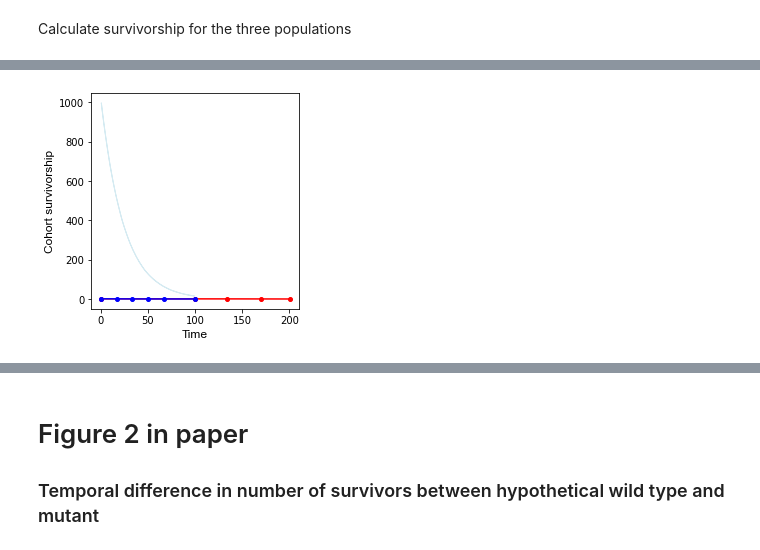
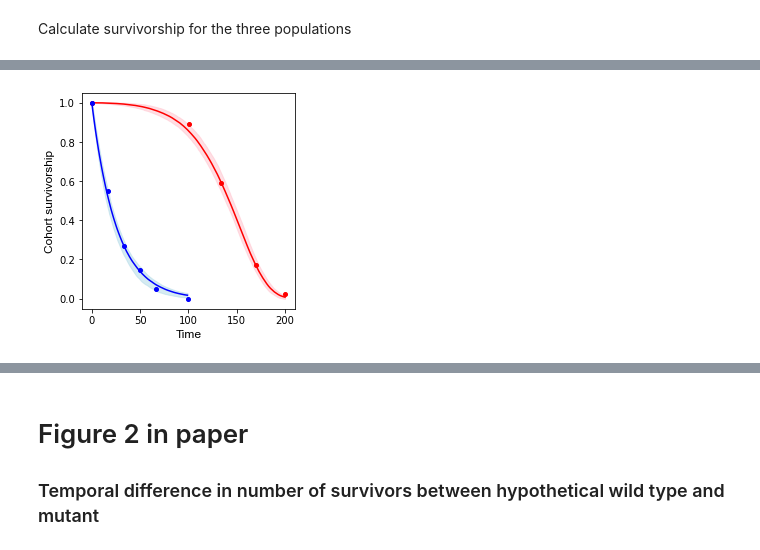
Before and after one commit to stifwo/advantageous-aging, a Jupyter notebook: RA_Frontinella_PNAS_26.03.21.ipynb, the cells around one changed output, grey strips where cells are left out. Cells and saved outputs as stored; diff of their text form; code cells hidden in the pictures.

```diff
--- a/RA_Frontinella_PNAS_26.03.21.ipynb
+++ b/RA_Frontinella_PNAS_26.03.21.ipynb
@@ -232,10 +223,10 @@ population = MUTANT_WILD
 hazard_rate_parameters["population"] = population
 t_max = 100
 
-mutant_wild_survivorship = run_simulation(number_of_repetitions, cohort_survivorship, minimum_population_threshold, hazard_rate_parameters, t_max)
+mutant_wild_survivorship = run_simulation(number_of_repetitions, cohort_survivorship, hazard_rate_parameters, t_max)
 # %%
 population = HYP_WILD_TYPE
 hazard_rate_parameters["population"] = population
 t_max = 100
 
-hypothetical_wild_type_survivorship = run_simulation(number_of_repetitions, cohort_survivorship, minimum_population_threshold, hazard_rate_parameters, t_max)
+hypothetical_wild_type_survivorship = run_simulation(number_of_repetitions, cohort_survivorship, hazard_rate_parameters, t_max)
@@ -246,4 +238,10 @@ np.mean([len(iteration) for iteration in mutant_wild_survivorship])
 # %%
-mean_mutant_captivity_survivorship = np.mean(mutant_captivity_survivorship, axis=0)
-mean_mutant_wild_survivorship = np.mean(mutant_wild_survivorship, axis=0)
-mean_hyp_wild_type_survivorship = np.mean(hypothetical_wild_type_survivorship, axis=0)
+# Normalized mean and std
+mean_mutant_captivity_survivorship = np.mean(mutant_captivity_survivorship, axis=0) * (1 / number_of_individuals)
+std_mutant_captivity_survivorship = np.std(mutant_captivity_survivorship * (1 / number_of_individuals), axis=0)
+
+mean_mutant_wild_survivorship = np.mean(mutant_wild_survivorship, axis=0) * (1 / number_of_individuals)
+std_mutant_wild_survivorship = np.std(mutant_wild_survivorship * (1 / number_of_individuals), axis=0)
+
+mean_hyp_wild_type_survivorship = np.mean(hypothetical_wild_type_survivorship, axis=0) * (1 / number_of_individuals)
+std_hyp_wild_type_survivorship = np.std(hypothetical_wild_type_survivorship * (1 / number_of_individuals), axis=0)
@@ -278,9 +247,0 @@ array([1.     , 0.96094, 0.9245 , 0.8884 , 0.8544 , 0.82209, 0.79071,
-# %%
-mean_mutant_captivity_survivorship = mean_mutant_captivity_survivorship * (1 / number_of_individuals)
-std_mutant_captivity_survivorship = np.std(mutant_captivity_survivorship * (1 / number_of_individuals), axis=0)
-
-mean_mutant_wild_survivorship = mean_mutant_wild_survivorship * (1 / number_of_individuals)
-std_mutant_wild_survivorship = np.std(mutant_wild_survivorship * (1 / number_of_individuals), axis=0)
-
-mean_hyp_wild_type_survivorship = mean_hyp_wild_type_survivorship * (1 / number_of_individuals)
-std_hyp_wild_type_survivorship = np.std(hypothetical_wild_type_survivorship * (1 / number_of_individuals), axis=0)
@@ -287,6 +250,6 @@ std_hyp_wild_type_survivorship = np.std(hypothetical_wild_type_survivorship * (1
 # %%
 # Plotting
-Tmax_C = 201
+Tmax_C = 201 # Obs!
 Tmax_W = 100
 Tmax_WT = 100
 
@@ -305,8 +268,8 @@ ax.fill_between(range(Tmax_C),
 
 ax.plot(C2, mean_mutant_wild_survivorship, 'b-')
 ax.fill_between(range(Tmax_WT),
-                mean_hypothetical_wild_type_survivorship - 3.0 * std_hyp_wild_type_survivorship,
-                mean_hypothetical_wild_type_survivorship + 3.0 * std_hyp_wild_type_survivorship,
+                mean_hyp_wild_type_survivorship - 3.0 * std_hyp_wild_type_survivorship,
+                mean_hyp_wild_type_survivorship + 3.0 * std_hyp_wild_type_survivorship,
                 color='lightblue',
                 alpha=0.5)
 
@@ -325,31 +288,31 @@ ax.plot(X_C,Y_C,'ro',markersize=4)
 X_W = [0, 5*100/30, 10*100/30,15*100/30,20*100/30,30*100/30]
 Y_W = [1.0,0.5498,0.268,0.148,0.05,0.0]
 ax.plot(X_W,Y_W,'bo',markersize=4)
 
 #Data extracted from Austad (1989)
 #Wild
 #plt.plot(0, 1.0,'bo')
 #plt.plot(5*100/30, 0.5498,'bo')
 #plt.plot(10*100/30, 0.268,'bo')
 #plt.plot(15*100/30, 0.148,'bo')
 #plt.plot(20*100/30, 0.05,'bo')
 #plt.plot(25*100/30, 0.0016,'bo')
 #plt.plot(30*100/30, 0.0,'bo')
 
 afont = {'fontname':'Arial'}
 ax.set_xlabel("Time",fontsize = 12,**afont)
 ax.set_ylabel("Cohort survivorship",fontsize = 12,**afont);
 
 x_size = 10
 plt.rc('xtick',labelsize=x_size)
 y_size = 10
 plt.rc('ytick',labelsize=y_size)
 
 fig1.tight_layout()
 
 figure = plt.gcf()
 figure.set_size_inches(3.42, 3.42)
 
 plt.savefig('RA_PNAS_fig1_Frontinella.pdf', dpi = 1200, bbox_inches="tight");
 # %% [output]
-[figure, old version]
+[figure, new version]
```
Also changed, not shown: parts of 15 cells of this notebook, 1 other file.
